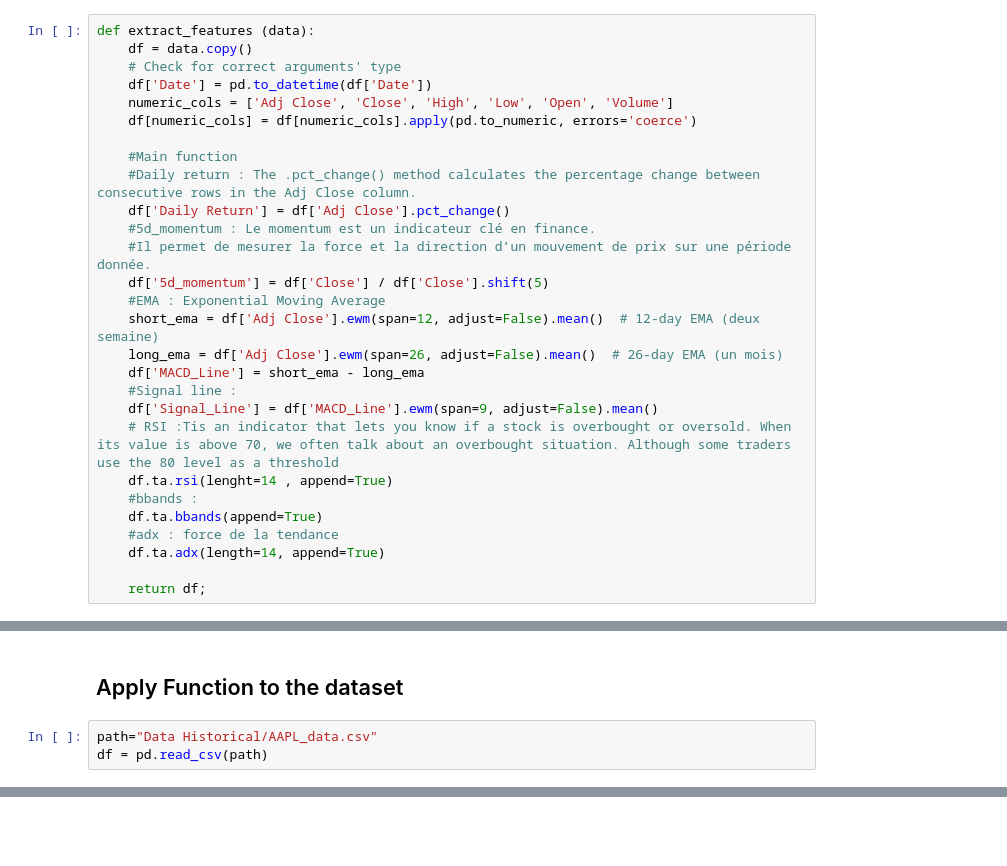
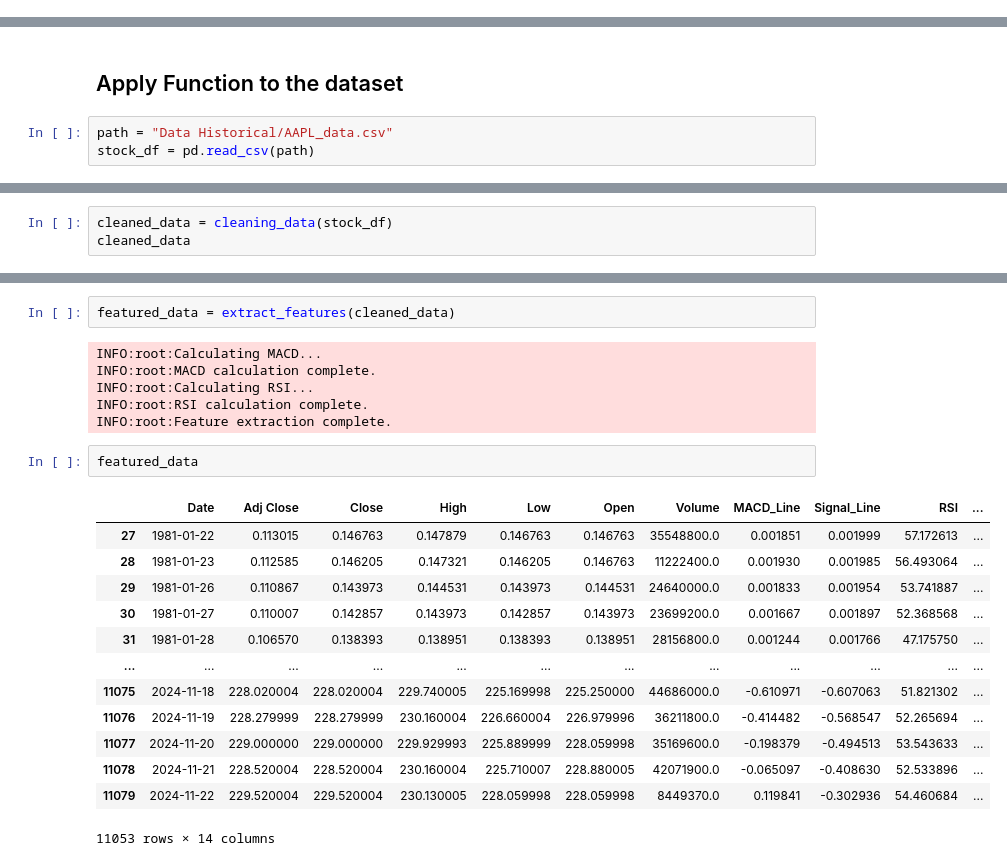
Before and after one commit to SoufianeAzerdaoui/Algorithm_Trading_ML, a Jupyter notebook: Data Preprocessing.ipynb, the cells around one changed output, grey strips where cells are left out. Cells and saved outputs as stored; diff of their text form; blank space fills up the shorter version.

```diff
--- a/Data Preprocessing.ipynb
+++ b/Data Preprocessing.ipynb
@@ -41,31 +33,3 @@ def cleaning_data(data):
     return df
 # %% [markdown]
 ## Features Engeniring
-# %%
-def extract_features (data):
-    df = data.copy()
-    # Check for correct arguments' type
-    df['Date'] = pd.to_datetime(df['Date'])
-    numeric_cols = ['Adj Close', 'Close', 'High', 'Low', 'Open', 'Volume']
-    df[numeric_cols] = df[numeric_cols].apply(pd.to_numeric, errors='coerce')
-
-    #Main function
-    #Daily return : The .pct_change() method calculates the percentage change between consecutive rows in the Adj Close column.
-    df['Daily Return'] = df['Adj Close'].pct_change()
-    #5d_momentum : Le momentum est un indicateur clé en finance.
-    #Il permet de mesurer la force et la direction d’un mouvement de prix sur une période donnée.
-    df['5d_momentum'] = df['Close'] / df['Close'].shift(5)
-    #EMA : Exponential Moving Average
-    short_ema = df['Adj Close'].ewm(span=12, adjust=False).mean()  # 12-day EMA (deux semaine)
-    long_ema = df['Adj Close'].ewm(span=26, adjust=False).mean()  # 26-day EMA (un mois)
-    df['MACD_Line'] = short_ema - long_ema
-    #Signal line :
-    df['Signal_Line'] = df['MACD_Line'].ewm(span=9, adjust=False).mean()
-    # RSI :Tis an indicator that lets you know if a stock is overbought or oversold. When its value is above 70, we often talk about an overbought situation. Although some traders use the 80 level as a threshold
-    df.ta.rsi(lenght=14 , append=True)
-    #bbands :
-    df.ta.bbands(append=True)
-    #adx : force de la tendance
-    df.ta.adx(length=14, append=True)
-
-    return df;
@@ -91,5 +161,5 @@ def handle_null_values(data):
 # %% [markdown]
 ## Apply Function to the dataset
 # %%
-path="Data Historical/AAPL_data.csv"
-df = pd.read_csv(path)
+path = "Data Historical/AAPL_data.csv"
+stock_df = pd.read_csv(path)
@@ -114,0 +166,3 @@ socket_data
+# %%
+cleaned_data = cleaning_data(stock_df)
+cleaned_data
@@ -114,0 +183,24 @@ socket_data
+# %%
+featured_data = extract_features(cleaned_data)
+# %% [output]
+INFO:root:Calculating MACD...
+INFO:root:MACD calculation complete.
+INFO:root:Calculating RSI...
+INFO:root:RSI calculation complete.
+INFO:root:Feature extraction complete.
+# %%
+featured_data
+# %% [output]
+|  | Date | Adj Close | Close | High | Low | Open | Volume | MACD_Line | Signal_Line | RSI | ... |
+| 27 | 1981-01-22 | 0.113015 | 0.146763 | 0.147879 | 0.146763 | 0.146763 | 35548800.0 | 0.001851 | 0.001999 | 57.172613 | ... |
+| 28 | 1981-01-23 | 0.112585 | 0.146205 | 0.147321 | 0.146205 | 0.146763 | 11222400.0 | 0.001930 | 0.001985 | 56.493064 | ... |
+| 29 | 1981-01-26 | 0.110867 | 0.143973 | 0.144531 | 0.143973 | 0.144531 | 24640000.0 | 0.001833 | 0.001954 | 53.741887 | ... |
+| 30 | 1981-01-27 | 0.110007 | 0.142857 | 0.143973 | 0.142857 | 0.143973 | 23699200.0 | 0.001667 | 0.001897 | 52.368568 | ... |
+| 31 | 1981-01-28 | 0.106570 | 0.138393 | 0.138951 | 0.138393 | 0.138951 | 28156800.0 | 0.001244 | 0.001766 | 47.175750 | ... |
+| ... | ... | ... | ... | ... | ... | ... | ... | ... | ... | ... | ... |
+| 11075 | 2024-11-18 | 228.020004 | 228.020004 | 229.740005 | 225.169998 | 225.250000 | 44686000.0 | -0.610971 | -0.607063 | 51.821302 | ... |
+| 11076 | 2024-11-19 | 228.279999 | 228.279999 | 230.160004 | 226.660004 | 226.979996 | 36211800.0 | -0.414482 | -0.568547 | 52.265694 | ... |
+| 11077 | 2024-11-20 | 229.000000 | 229.000000 | 229.929993 | 225.889999 | 228.059998 | 35169600.0 | -0.198379 | -0.494513 | 53.543633 | ... |
+| 11078 | 2024-11-21 | 228.520004 | 228.520004 | 230.160004 | 225.710007 | 228.880005 | 42071900.0 | -0.065097 | -0.408630 | 52.533896 | ... |
+| 11079 | 2024-11-22 | 229.520004 | 229.520004 | 230.130005 | 228.059998 | 228.059998 | 8449370.0 | 0.119841 | -0.302936 | 54.460684 | ... |
+11053 rows × 14 columns
```
Also changed, not shown: parts of 38 cells of this notebook, 5 other files.
